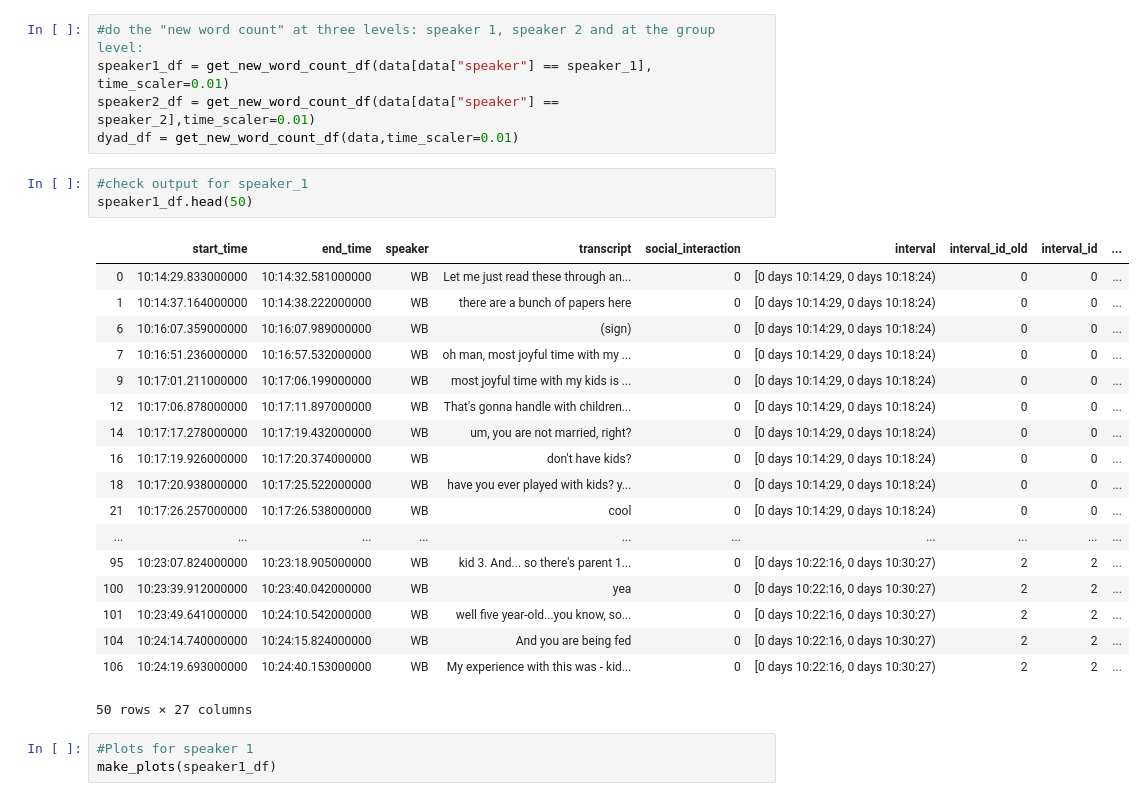
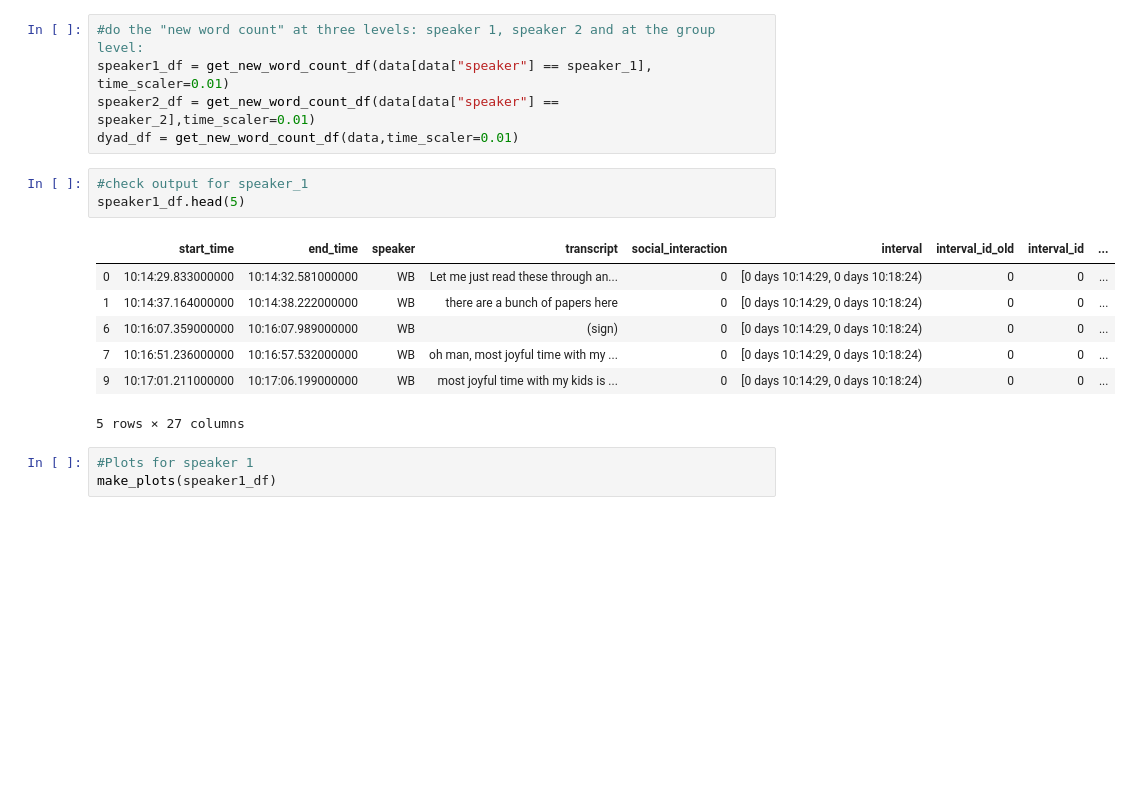
Before and after one commit to feelinsly/new-word-probability, a Jupyter notebook: new-word-probability.ipynb, the cells around one changed output. Drawn from its saved outputs; the diff is of its cells as text; blank space fills up the shorter version.

```diff
--- a/new-word-probability.ipynb
+++ b/new-word-probability.ipynb
@@ -124,26 +125,15 @@ speaker2_df = get_new_word_count_df(data[data["speaker"] == speaker_2],time_scal
 dyad_df = get_new_word_count_df(data,time_scaler=0.01)
 # %%
 #check output for speaker_1
-speaker1_df.head(50)
+speaker1_df.head(5)
 # %% [output]
 |  | start_time | end_time | speaker | transcript | social_interaction | interval | interval_id_old | interval_id | ... |
 | 0 | 10:14:29.833000000 | 10:14:32.581000000 | WB | Let me just read these through an... | 0 | [0 days 10:14:29, 0 days 10:18:24) | 0 | 0 | ... |
 | 1 | 10:14:37.164000000 | 10:14:38.222000000 | WB | there are a bunch of papers here | 0 | [0 days 10:14:29, 0 days 10:18:24) | 0 | 0 | ... |
 | 6 | 10:16:07.359000000 | 10:16:07.989000000 | WB | (sign) | 0 | [0 days 10:14:29, 0 days 10:18:24) | 0 | 0 | ... |
 | 7 | 10:16:51.236000000 | 10:16:57.532000000 | WB | oh man, most joyful time with my ... | 0 | [0 days 10:14:29, 0 days 10:18:24) | 0 | 0 | ... |
 | 9 | 10:17:01.211000000 | 10:17:06.199000000 | WB | most joyful time with my kids is ... | 0 | [0 days 10:14:29, 0 days 10:18:24) | 0 | 0 | ... |
-| 12 | 10:17:06.878000000 | 10:17:11.897000000 | WB | That's gonna handle with children... | 0 | [0 days 10:14:29, 0 days 10:18:24) | 0 | 0 | ... |
-| 14 | 10:17:17.278000000 | 10:17:19.432000000 | WB | um, you are not married, right? | 0 | [0 days 10:14:29, 0 days 10:18:24) | 0 | 0 | ... |
-| 16 | 10:17:19.926000000 | 10:17:20.374000000 | WB | don't have kids? | 0 | [0 days 10:14:29, 0 days 10:18:24) | 0 | 0 | ... |
-| 18 | 10:17:20.938000000 | 10:17:25.522000000 | WB | have you ever played with kids? y... | 0 | [0 days 10:14:29, 0 days 10:18:24) | 0 | 0 | ... |
-| 21 | 10:17:26.257000000 | 10:17:26.538000000 | WB | cool | 0 | [0 days 10:14:29, 0 days 10:18:24) | 0 | 0 | ... |
-| ... | ... | ... | ... | ... | ... | ... | ... | ... | ... |
-| 95 | 10:23:07.824000000 | 10:23:18.905000000 | WB | kid 3. And... so there's parent 1... | 0 | [0 days 10:22:16, 0 days 10:30:27) | 2 | 2 | ... |
-| 100 | 10:23:39.912000000 | 10:23:40.042000000 | WB | yea | 0 | [0 days 10:22:16, 0 days 10:30:27) | 2 | 2 | ... |
-| 101 | 10:23:49.641000000 | 10:24:10.542000000 | WB | well five year-old...you know, so... | 0 | [0 days 10:22:16, 0 days 10:30:27) | 2 | 2 | ... |
-| 104 | 10:24:14.740000000 | 10:24:15.824000000 | WB | And you are being fed | 0 | [0 days 10:22:16, 0 days 10:30:27) | 2 | 2 | ... |
-| 106 | 10:24:19.693000000 | 10:24:40.153000000 | WB | My experience with this was - kid... | 0 | [0 days 10:22:16, 0 days 10:30:27) | 2 | 2 | ... |
-50 rows × 27 columns
+5 rows × 27 columns
 # %%
 #Plots for speaker 1
 make_plots(speaker1_df)
```
Also changed, not shown: parts of 4 cells of this notebook.
